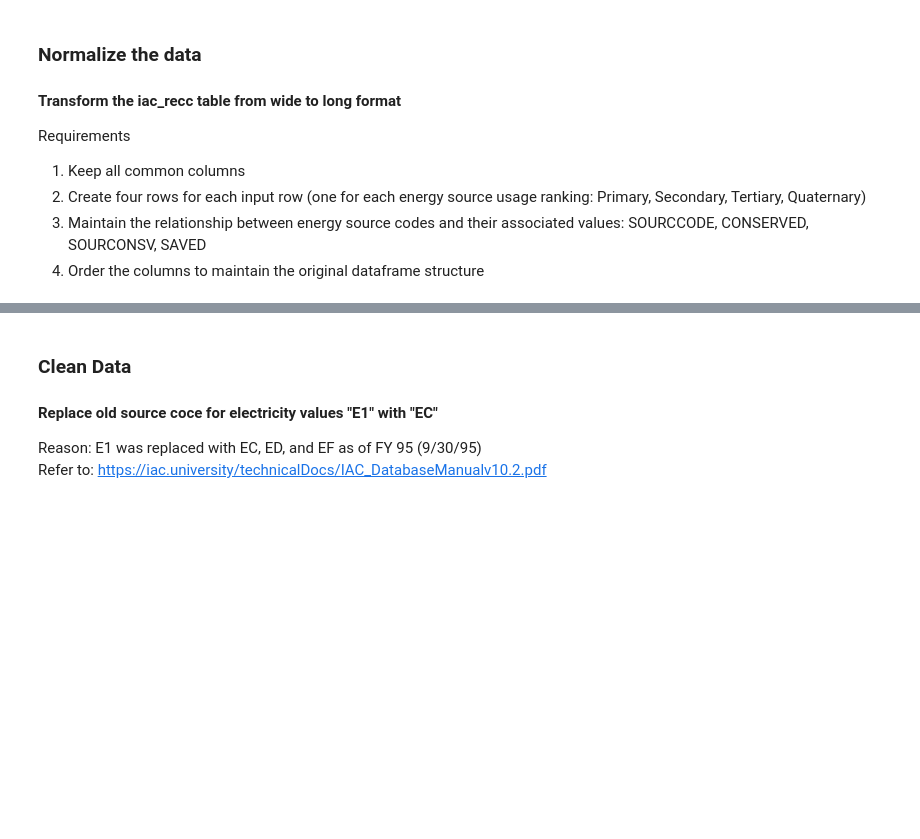
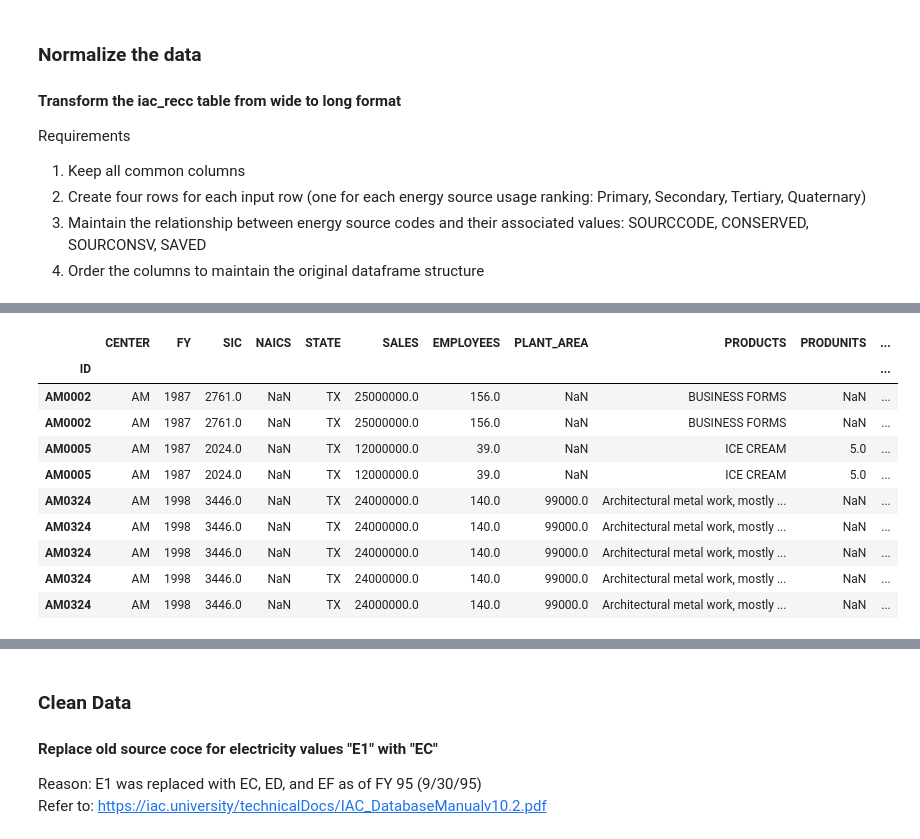
Before and after one commit to IndustrialEnergy/dataintegration, a Jupyter notebook: src/data_cleaning.ipynb, the cells around one changed output, grey strips where cells are left out. Cells and saved outputs as stored; diff of their text form; code cells hidden in the pictures; blank space fills up the shorter version.

```diff
--- a/src/data_cleaning.ipynb
+++ b/src/data_cleaning.ipynb
@@ -45,5 +57,5 @@ Index(['SUPERID', 'ID', 'AR_NUMBER', 'APPCODE', 'ARC2', 'IMPSTATUS', 'IMPCOST',
 #### Import ASSESS table
 # %%
 # create an assess dataframe with the data from the sheet "ASSESS"
-assess_df = all_sheets['ASSESS']
+iac_assess_df = all_sheets['ASSESS']
 # %%
@@ -143,0 +267,18 @@ filtered_df
+# %%
+iac_assess_tidy_df = transform_assess_data(iac_assess_df)
+# %%
+# Verify transformed data
+filtered_assess_df = iac_assess_tidy_df.loc[['AM0002', 'AM0005',"AM0324"]]
+filtered_assess_df
+# %% [output]
+|  | CENTER | FY | SIC | NAICS | STATE | SALES | EMPLOYEES | PLANT_AREA | PRODUCTS | PRODUNITS | ... |
+| ID |  |  |  |  |  |  |  |  |  |  | ... |
+| AM0002 | AM | 1987 | 2761.0 | NaN | TX | 25000000.0 | 156.0 | NaN | BUSINESS FORMS | NaN | ... |
+| AM0002 | AM | 1987 | 2761.0 | NaN | TX | 25000000.0 | 156.0 | NaN | BUSINESS FORMS | NaN | ... |
+| AM0005 | AM | 1987 | 2024.0 | NaN | TX | 12000000.0 | 39.0 | NaN | ICE CREAM | 5.0 | ... |
+| AM0005 | AM | 1987 | 2024.0 | NaN | TX | 12000000.0 | 39.0 | NaN | ICE CREAM | 5.0 | ... |
+| AM0324 | AM | 1998 | 3446.0 | NaN | TX | 24000000.0 | 140.0 | 99000.0 | Architectural metal work, mostly ... | NaN | ... |
+| AM0324 | AM | 1998 | 3446.0 | NaN | TX | 24000000.0 | 140.0 | 99000.0 | Architectural metal work, mostly ... | NaN | ... |
+| AM0324 | AM | 1998 | 3446.0 | NaN | TX | 24000000.0 | 140.0 | 99000.0 | Architectural metal work, mostly ... | NaN | ... |
+| AM0324 | AM | 1998 | 3446.0 | NaN | TX | 24000000.0 | 140.0 | 99000.0 | Architectural metal work, mostly ... | NaN | ... |
+| AM0324 | AM | 1998 | 3446.0 | NaN | TX | 24000000.0 | 140.0 | 99000.0 | Architectural metal work, mostly ... | NaN | ... |
```
Also changed, not shown: parts of 16 cells of this notebook.
